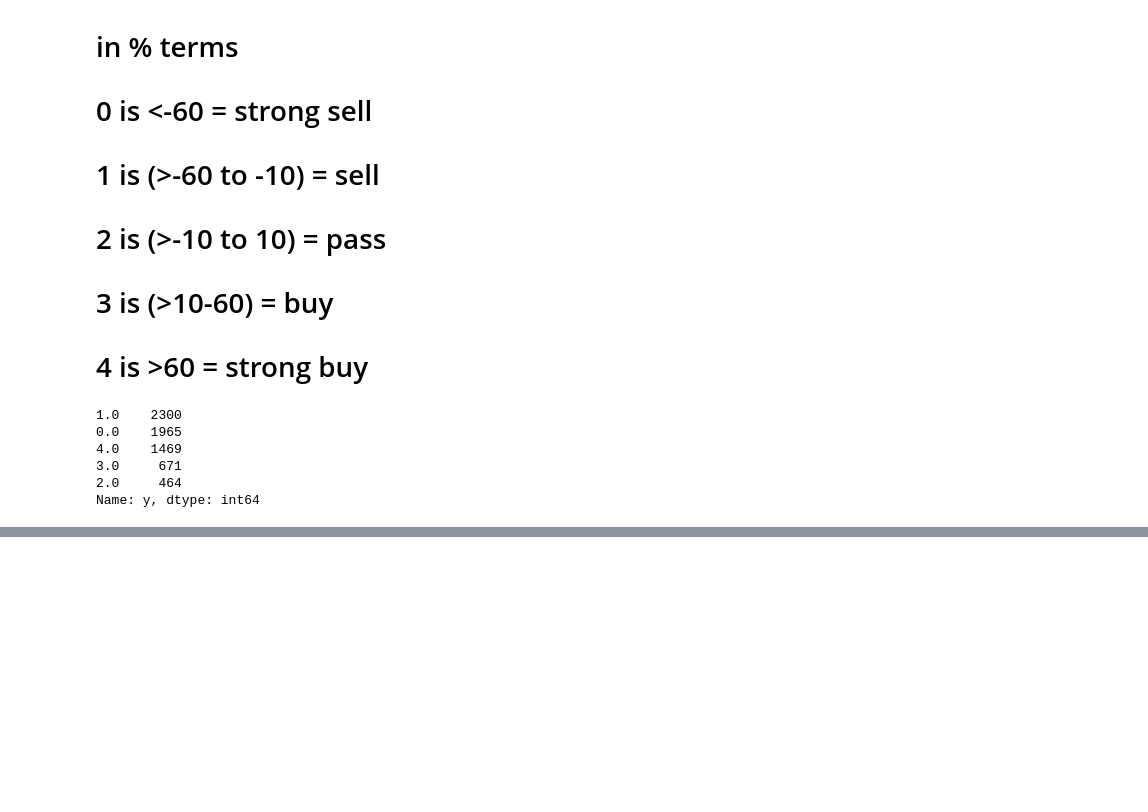
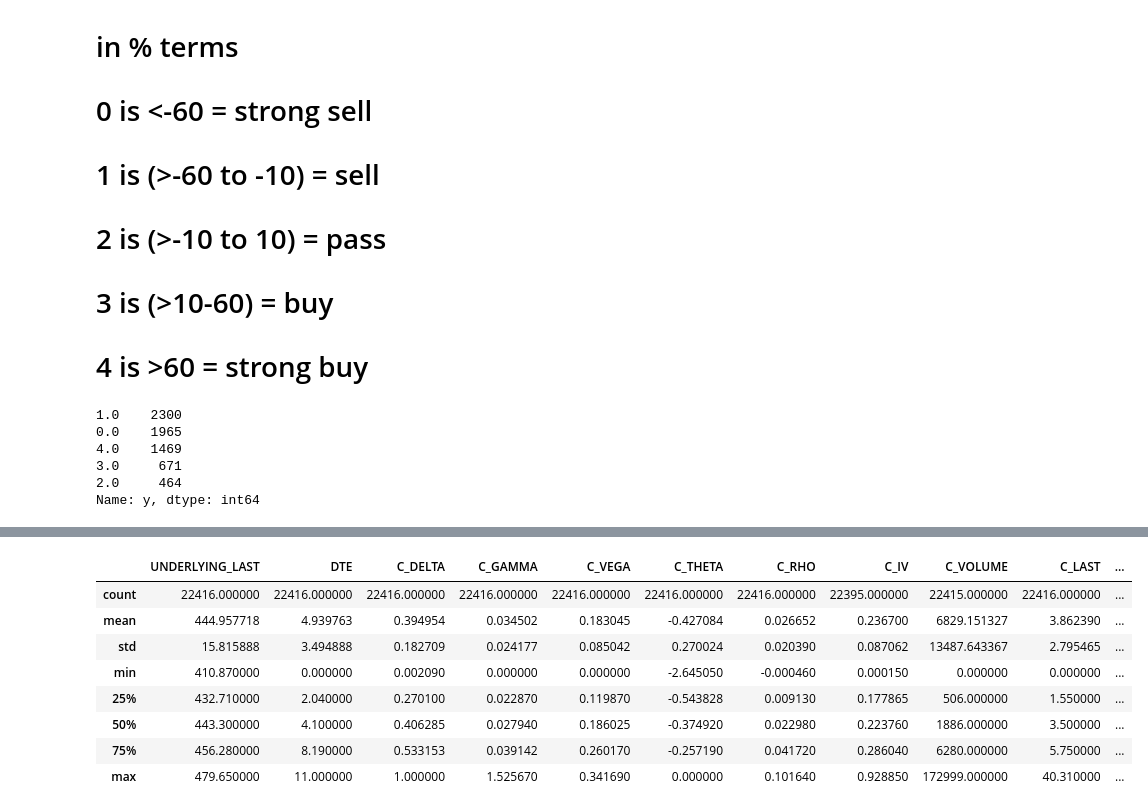
Before and after one commit to aarch23/OptYx, a Jupyter notebook: SpyRawDataV2.ipynb, the cells around one changed output, grey strips where cells are left out. Drawn from its saved outputs; the diff is of its cells as text; code cells hidden in the pictures; blank space fills up the shorter version.

```diff
--- a/SpyRawDataV2.ipynb
+++ b/SpyRawDataV2.ipynb
@@ -171,3 +205,15 @@ Name: y, dtype: int64
+# %%
+spy_data_v8.describe()
+# %% [output]
+|  | UNDERLYING_LAST | DTE | C_DELTA | C_GAMMA | C_VEGA | C_THETA | C_RHO | C_IV | C_VOLUME | C_LAST | ... |
+| count | 22416.000000 | 22416.000000 | 22416.000000 | 22416.000000 | 22416.000000 | 22416.000000 | 22416.000000 | 22395.000000 | 22415.000000 | 22416.000000 | ... |
+| mean | 444.957718 | 4.939763 | 0.394954 | 0.034502 | 0.183045 | -0.427084 | 0.026652 | 0.236700 | 6829.151327 | 3.862390 | ... |
+| std | 15.815888 | 3.494888 | 0.182709 | 0.024177 | 0.085042 | 0.270024 | 0.020390 | 0.087062 | 13487.643367 | 2.795465 | ... |
+| min | 410.870000 | 0.000000 | 0.002090 | 0.000000 | 0.000000 | -2.645050 | -0.000460 | 0.000150 | 0.000000 | 0.000000 | ... |
+| 25% | 432.710000 | 2.040000 | 0.270100 | 0.022870 | 0.119870 | -0.543828 | 0.009130 | 0.177865 | 506.000000 | 1.550000 | ... |
+| 50% | 443.300000 | 4.100000 | 0.406285 | 0.027940 | 0.186025 | -0.374920 | 0.022980 | 0.223760 | 1886.000000 | 3.500000 | ... |
+| 75% | 456.280000 | 8.190000 | 0.533153 | 0.039142 | 0.260170 | -0.257190 | 0.041720 | 0.286040 | 6280.000000 | 5.750000 | ... |
+| max | 479.650000 | 11.000000 | 1.000000 | 1.525670 | 0.341690 | 0.000000 | 0.101640 | 0.928850 | 172999.000000 | 40.310000 | ... |
 # %%
 ydf = spy_data_v8
 conditions = [
```
Also changed, not shown: parts of 4 cells of this notebook.
